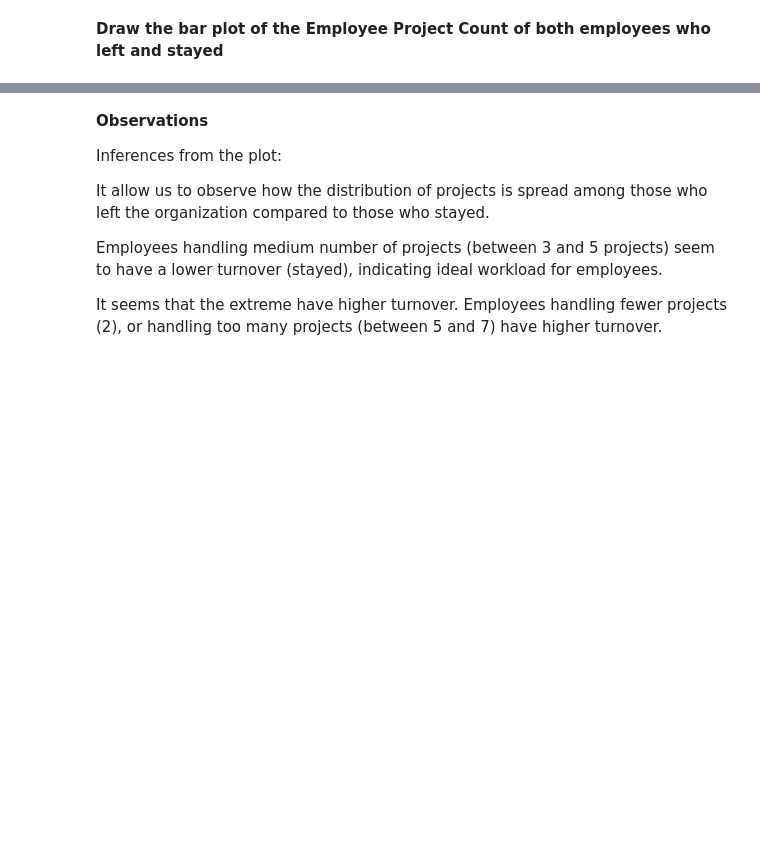
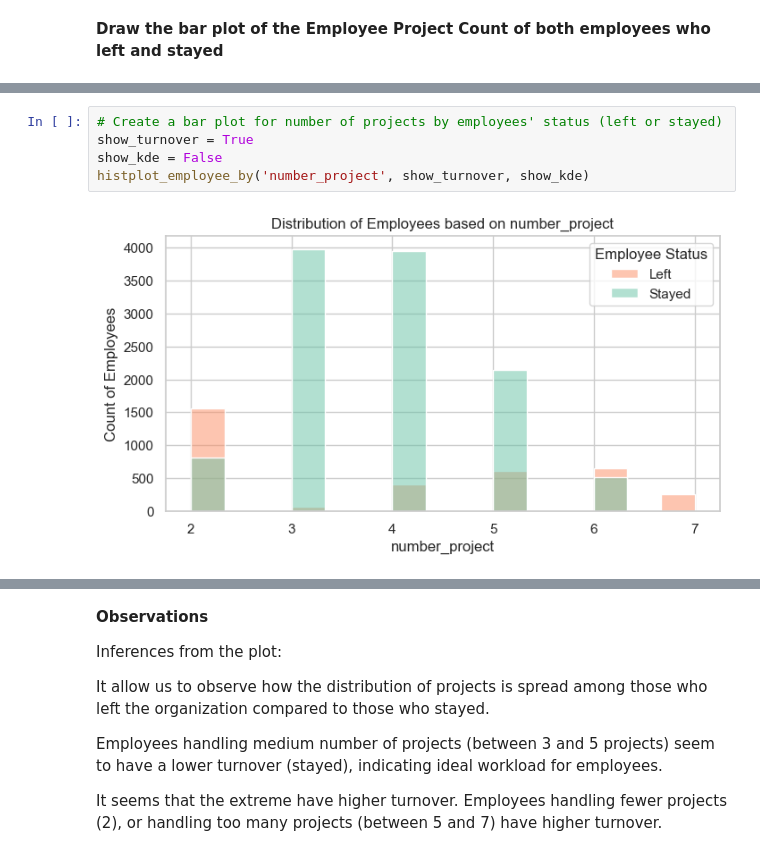
Before and after one commit to karmenatwork/4_CB_employees_turnover, a Jupyter notebook: main.ipynb, the cells around one changed output, grey strips where cells are left out. Cells and saved outputs as stored; diff of their text form; blank space fills up the shorter version.

```diff
--- a/main.ipynb
+++ b/main.ipynb
@@ -334,2 +346,9 @@ plt.show()
+# %%
+# Create a bar plot for number of projects by employees' status (left or stayed)
+show_turnover = True
+show_kde = False
+histplot_employee_by('number_project', show_turnover, show_kde)
+# %% [output]
+[figure, added]
 # %%
 # Create a categorical plot (catplot) as a bar plot
```
Also changed, not shown: parts of 15 cells of this notebook.
